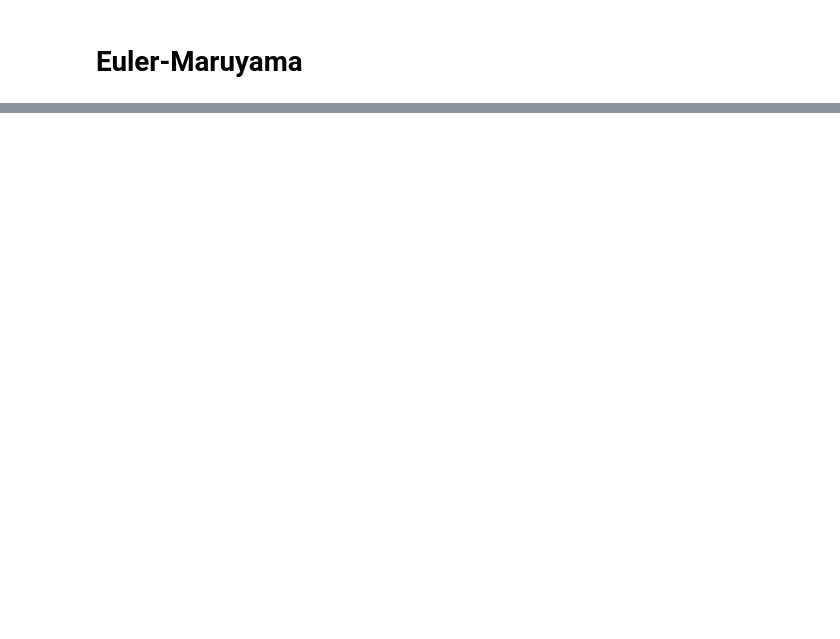
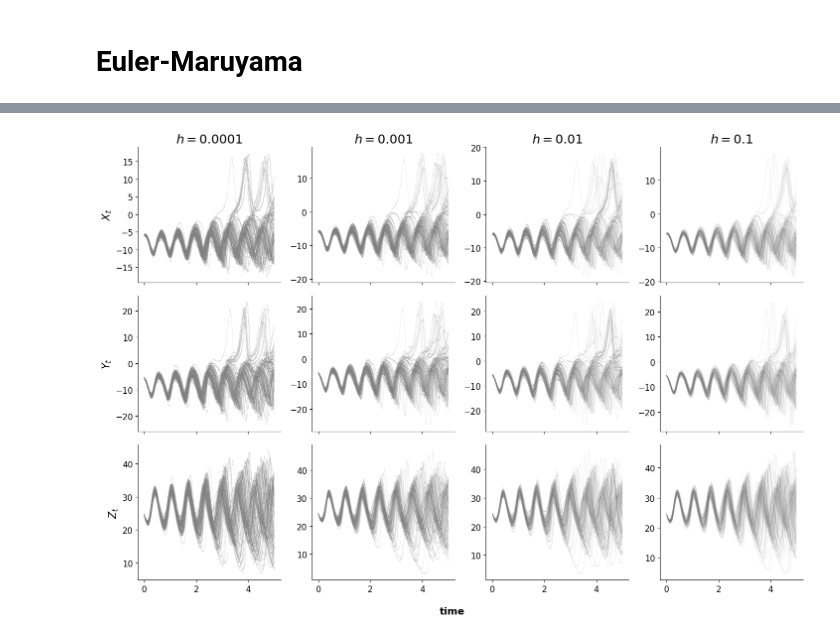
Before and after one commit to ChaosDonkey06/AppliedStochasticAnalysis, a Jupyter notebook: homework/HW04/hw04.ipynb, the cells around one changed output, grey strips where cells are left out. Cells and saved outputs as stored; diff of their text form; code cells hidden in the pictures; blank space fills up the shorter version.

```diff
--- a/homework/HW04/hw04.ipynb
+++ b/homework/HW04/hw04.ipynb
@@ -198,0 +222,42 @@ def third_scheme_sde_01(x, t, δt):
+# %%
+tmax     = 5
+num_sims = 100
+
+t1, xsim1 = simulate_third_scheme_sde01(tmax, 0.00001, m=num_sims)
+t2, xsim2 = simulate_third_scheme_sde01(tmax, 0.0001,  m=num_sims)
+t3, xsim3 = simulate_third_scheme_sde01(tmax, 0.001,   m=num_sims)
+t4, xsim4 = simulate_third_scheme_sde01(tmax, 0.01,    m=num_sims)
+
+fig, ax = plt.subplots(3, 4, figsize=(14.5, 10), sharex=True)
+ax[0, 0].plot(t1, xsim1[0, :, :].T, alpha=0.3, color="gray", lw=0.3)
+ax[1, 0].plot(t1, xsim1[1, :, :].T, alpha=0.3, color="gray", lw=0.3)
+ax[2, 0].plot(t1, xsim1[2, :, :].T, alpha=0.3, color="gray", lw=0.3)
+
+ax[0, 1].plot(t2, xsim2[0, :, :].T, alpha=0.3, color="gray", lw=0.3)
+ax[1, 1].plot(t2, xsim2[1, :, :].T, alpha=0.3, color="gray", lw=0.3)
+ax[2, 1].plot(t2, xsim2[2, :, :].T, alpha=0.3, color="gray", lw=0.3)
+
+ax[0, 2].plot(t3, xsim3[0, :, :].T, alpha=0.3, color="gray", lw=0.3)
+ax[1, 2].plot(t3, xsim3[1, :, :].T, alpha=0.3, color="gray", lw=0.3)
+ax[2, 2].plot(t3, xsim3[2, :, :].T, alpha=0.3, color="gray", lw=0.3)
+
+ax[0, 3].plot(t4, xsim4[0, :, :].T, alpha=0.3, color="gray", lw=0.3)
+ax[1, 3].plot(t4, xsim4[1, :, :].T, alpha=0.3, color="gray", lw=0.3)
+ax[2, 3].plot(t4, xsim4[2, :, :].T, alpha=0.3, color="gray", lw=0.3)
+
+ax[0, 0].set_ylabel(r'$X_t$')
+ax[1, 0].set_ylabel(r'$Y_t$')
+ax[2, 0].set_ylabel(r'$Z_t$')
+
+for i, h in enumerate([0.0001, 0.001, 0.01, 0.1]):
+    ax[0, i].set_title(f'$h = {h}$')
+
+# despine
+for axi in ax.flatten():
+    axi.spines['right'].set_visible(False)
+    axi.spines['top'].set_visible(False)
+
+fig.supxlabel('time', weight='bold')
+plt.tight_layout()
+# %% [output]
+[figure, added]
```
Also changed, not shown: parts of 5 cells of this notebook, 5 other files.
